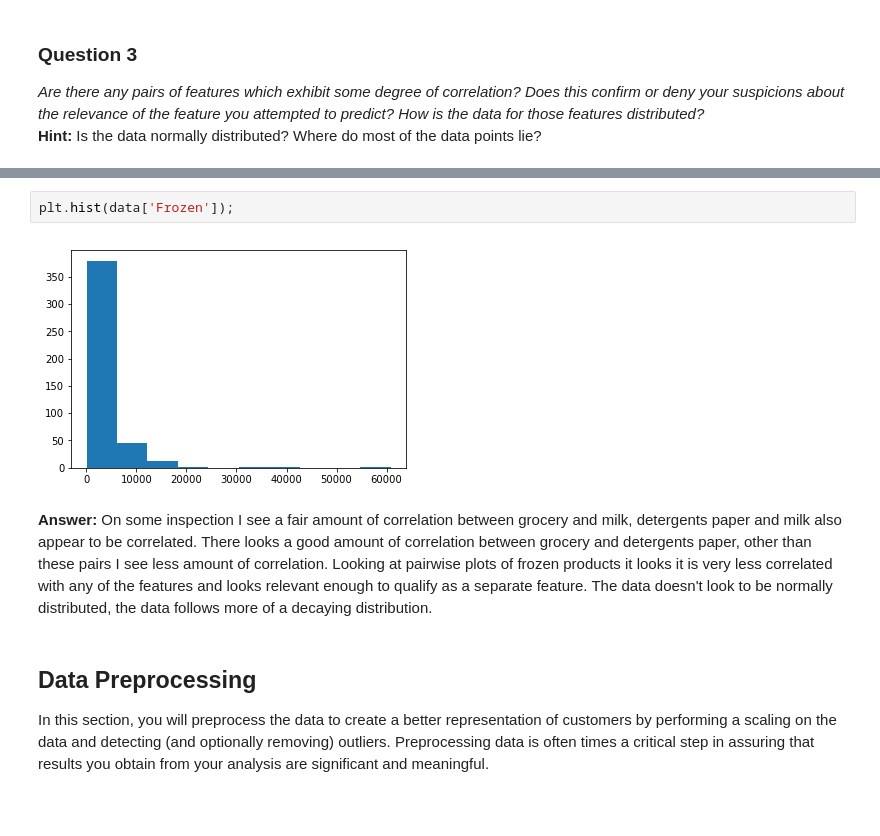
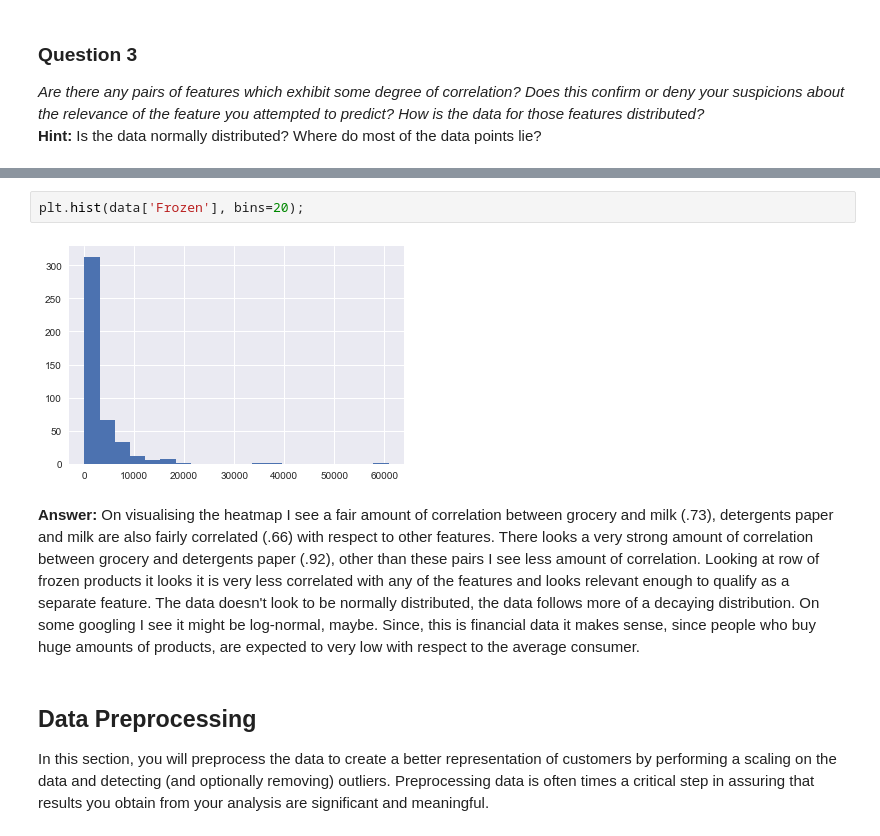
Before and after one commit to leosartaj/udacity_ml, a Jupyter notebook: customer_segments/customer_segments.ipynb, the cells around one changed output, grey strips where cells are left out. Saved outputs shown, nothing was run; the diff lists cells and outputs as text; blank space fills up the shorter version.

```diff
--- a/customer_segments/customer_segments.ipynb
+++ b/customer_segments/customer_segments.ipynb
@@ -131,9 +136,9 @@ pd.plotting.scatter_matrix(data, alpha = 0.3, figsize = (14,8), diagonal = 'kde'
 # %%
-plt.hist(data['Frozen']);
+plt.hist(data['Frozen'], bins=20);
 # %% [output]
-[figure, old version]
+[figure, new version]
 # %% [markdown]
-**Answer:** On some inspection I see a fair amount of correlation between grocery and milk, detergents paper and milk also appear to be correlated. There looks a good amount of  correlation between grocery and detergents paper, other than these pairs I see less amount of correlation. Looking at pairwise plots of frozen products it looks it is very less correlated with any of the features and looks relevant enough to qualify as a separate feature. The data doesn't look to be normally distributed, the data follows more of a decaying distribution.
+**Answer:** On visualising the heatmap I see a fair amount of correlation between grocery and milk (.73), detergents paper and milk are also fairly correlated (.66) with respect to other features. There looks a very strong amount of correlation between grocery and detergents paper (.92), other than these pairs I see less amount of correlation. Looking at row of frozen products it looks it is very less correlated with any of the features and looks relevant enough to qualify as a separate feature. The data doesn't look to be normally distributed, the data follows more of a decaying distribution. On some googling I see it might be log-normal, maybe. Since, this is financial data it makes sense, since people who buy huge amounts of products, are expected to very low with respect to the average consumer.
 # %% [markdown]
 ## Data Preprocessing
 In this section, you will preprocess the data to create a better representation of customers by performing a scaling on the data and detecting (and optionally removing) outliers. Preprocessing data is often times a critical step in assuring that results you obtain from your analysis are significant and meaningful.
```
Also changed, not shown: parts of 31 cells of this notebook, 1 other file.
